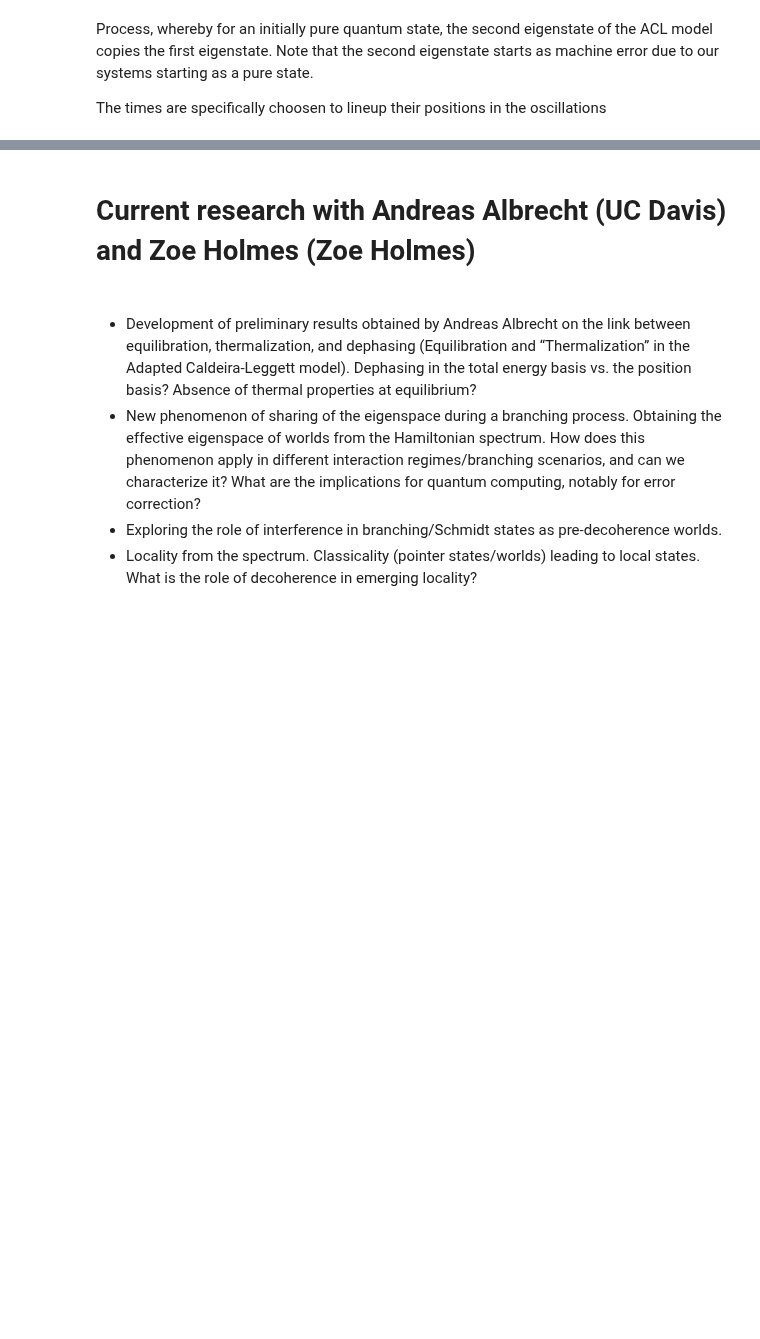
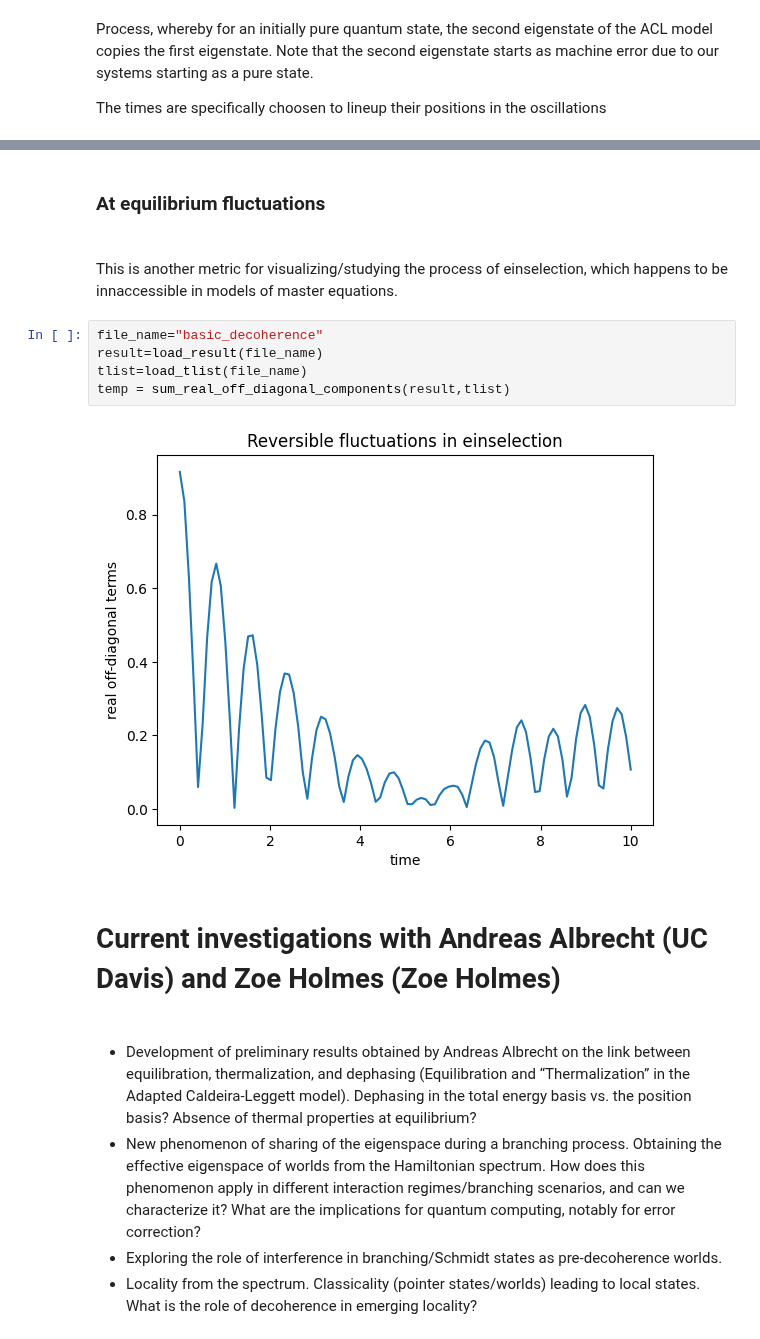
Before and after one commit to MarinAndreGirard/ACL, a Jupyter notebook: Working/The_ACL_model_in_action.ipynb, the cells around one changed output, grey strips where cells are left out. Saved outputs shown, nothing was run; the diff lists cells and outputs as text; blank space fills up the shorter version.

```diff
--- a/Working/The_ACL_model_in_action.ipynb
+++ b/Working/The_ACL_model_in_action.ipynb
@@ -96,5 +97,16 @@ copy_cat(d1,result,H_list,tlist,1,5,34)
+# %% [markdown]
+<h3>At equilibrium fluctuations<h3>
+# %% [markdown]
+This is another metric for visualizing/studying the process of einselection, which happens to be innaccessible in models of master equations.
+# %%
+file_name="basic_decoherence"
+result=load_result(file_name)
+tlist=load_tlist(file_name)
+temp = sum_real_off_diagonal_components(result,tlist)
+# %% [output]
+[figure, added]
 # %% [markdown]
-<h1>Current research with Andreas Albrecht (UC Davis) and Zoe Holmes (Zoe Holmes)<h1>
+<h1>Current investigations with Andreas Albrecht (UC Davis) and Zoe Holmes (Zoe Holmes)<h1>
 # %% [markdown]
 <ul>
   <li>Development of preliminary results obtained by Andreas Albrecht on the link between equilibration, thermalization, and dephasing (Equilibration and “Thermalization” in the Adapted Caldeira-Leggett model). Dephasing in the total energy basis vs. the position basis? Absence of thermal properties at equilibrium?</li>
```
Also changed, not shown: parts of 19 cells of this notebook, 9 other files.
